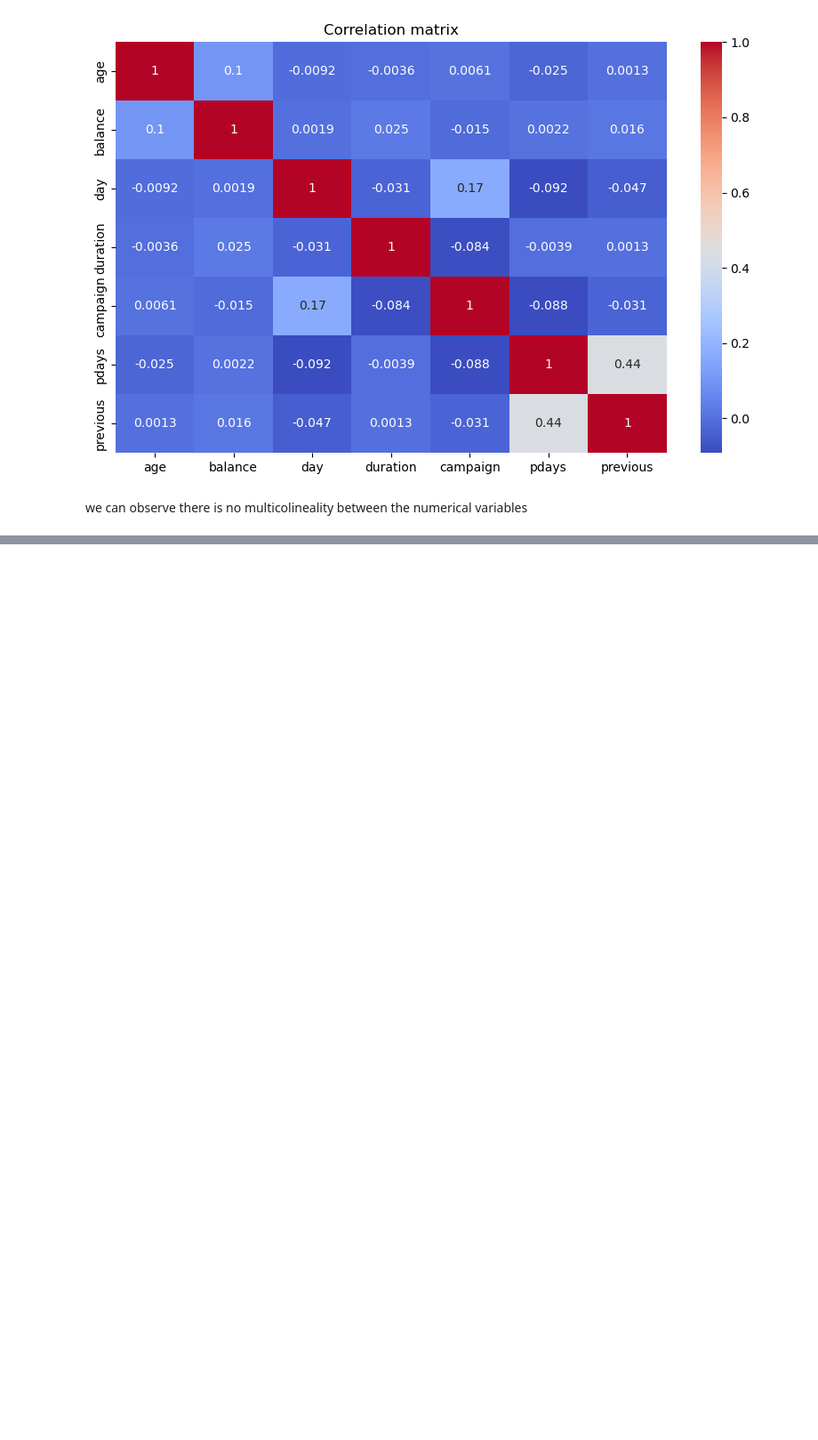
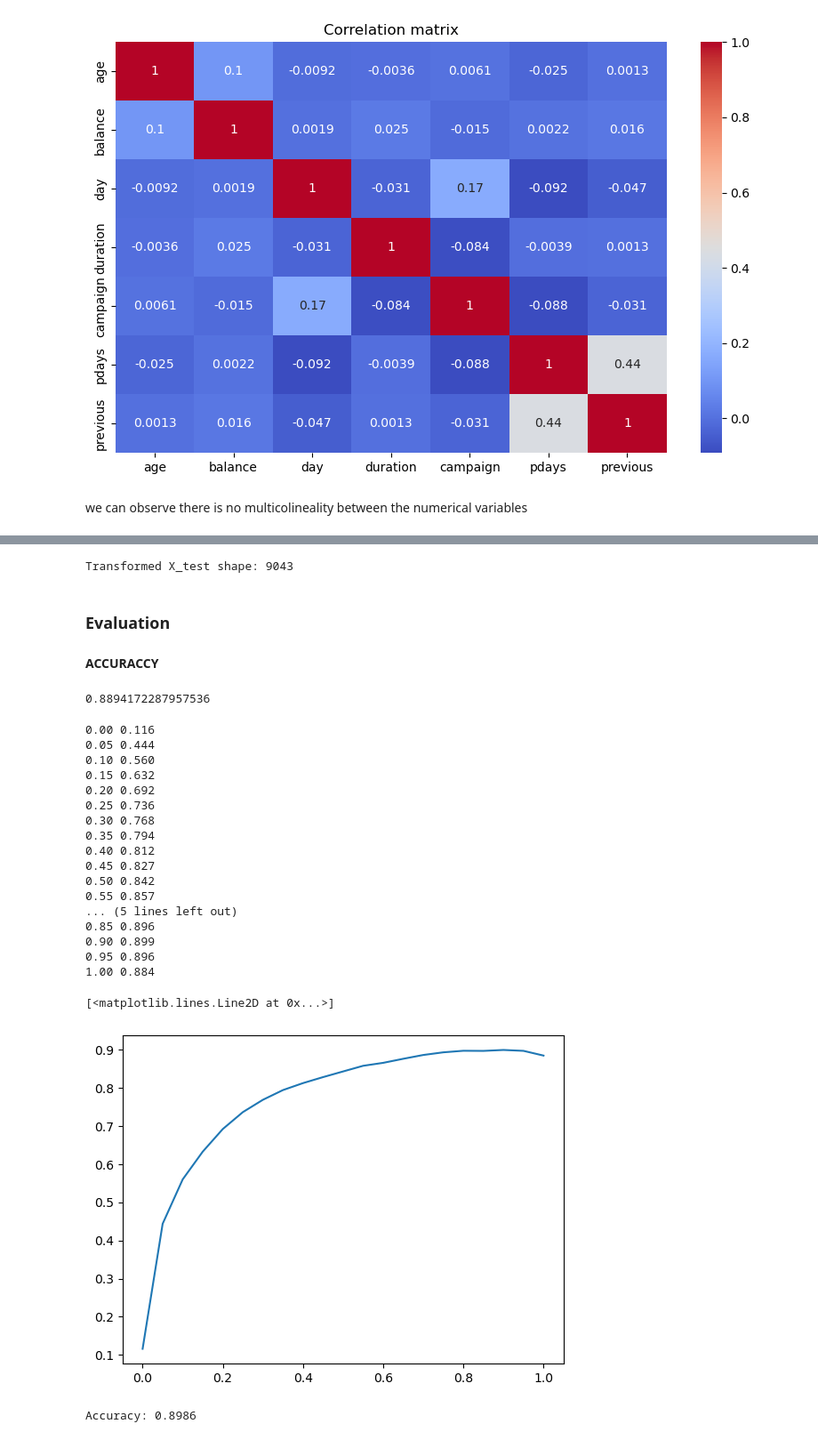
Before and after one commit to kesant/bank_campaign_conversion, a Jupyter notebook: notebooks/00_kjst_EDA.ipynb, the cells around one changed output, grey strips where cells are left out. Shown: that part at 89% size. Cells and saved outputs as stored; diff of their text form; code cells hidden in the pictures; blank space fills up the shorter version.

```diff
--- a/notebooks/00_kjst_EDA.ipynb
+++ b/notebooks/00_kjst_EDA.ipynb
@@ -347,0 +465,16 @@ we can  observe there is no multicolineality between the numerical variables
+# %%
+X_test = X_test.reset_index(drop=True)
+df_one_hot_test = pd.DataFrame(one_hot_encoder.transform(X_test[one_hot_columns]),
+                               columns=one_hot_encoder.get_feature_names_out(one_hot_columns))
+for col in label_columns:
+    X_test[col + '_encoded'] = label_encoder.transform(X_test[col])
+X_test = pd.concat([X_test, df_one_hot_test], axis=1)
+# %%
+X_test[['age', 'balance', 'day', 'duration', 'campaign']] = scaler.transform(X_test[['age', 'balance', 'day', 'duration', 'campaign']])
+# %%
+X_test = X_test.drop(columns=one_hot_columns + label_columns)
+print(f"Transformed X_test shape: {X_test.shape[0]}")
+# %% [output]
+Transformed X_test shape: 9043
+# %% [markdown]
+### Evaluation
@@ -347,0 +485,45 @@ we can  observe there is no multicolineality between the numerical variables
+# %% [markdown]
+**ACCURACCY**
+# %%
+y_predict=model.predict(X_test)
+print(metrics.accuracy_score(y_test,prediction_test ))
+# %% [output]
+0.8894172287957536
+# %%
+y_pred = model.predict_proba(X_test)[:, 1]
+# %%
+thresholds = np.linspace(0, 1, 21)
+
+scores = []
+
+for t in thresholds:
+    score = accuracy_score(y_test, y_pred >= t)
+    print('%.2f %.3f' % (t, score))
+    scores.append(score)
+plt.plot(thresholds, scores)
+# %% [output]
+0.00 0.116
+0.05 0.444
+0.10 0.560
+0.15 0.632
+0.20 0.692
+0.25 0.736
+0.30 0.768
+0.35 0.794
+0.40 0.812
+0.45 0.827
+0.50 0.842
+0.55 0.857
+... (5 lines left out)
+0.85 0.896
+0.90 0.899
+0.95 0.896
+1.00 0.884
+[<matplotlib.lines.Line2D at 0x...>]
+[figure, added]
+# %%
+# Si quieres también calcular la exactitud (accuracy)
+accuracy = accuracy_score(y_test,y_pred>0.90)
+print(f"Accuracy: {accuracy:.4f}")
+# %% [output]
+Accuracy: 0.8986
```
Also changed, not shown: parts of 20 cells of this notebook, 1 other file.
